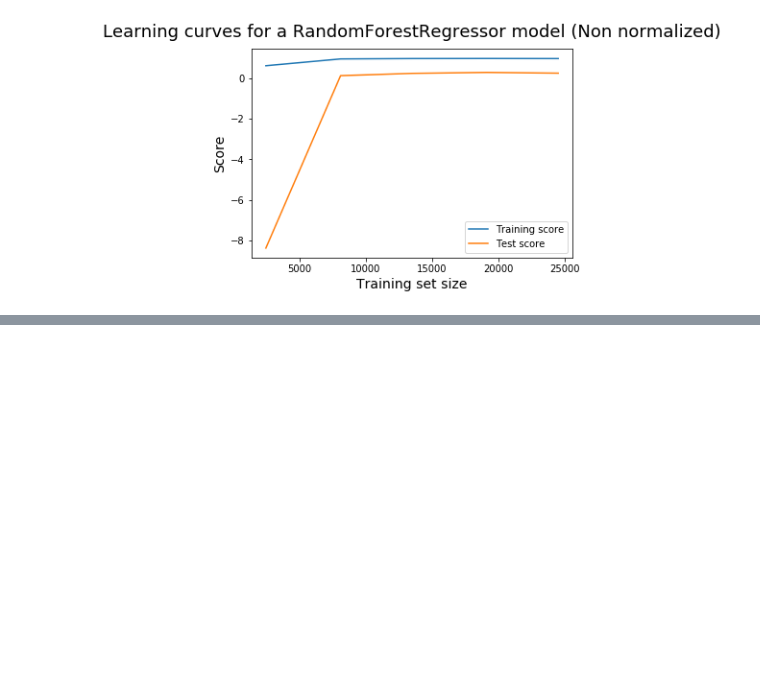
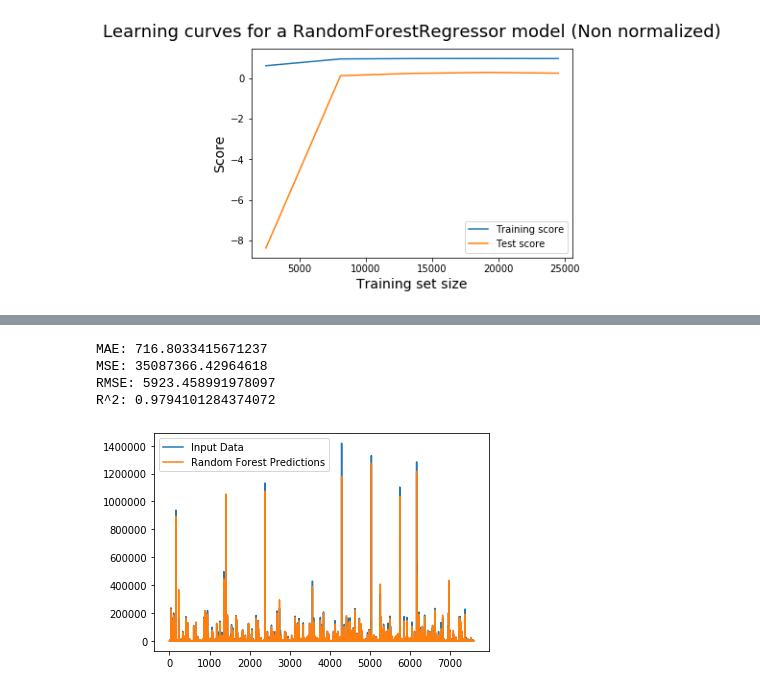
Before and after one commit to EduRibeiro00/CovidForecast-feup-iart, a Jupyter notebook: proj2/covid_analysis_rf.ipynb, the cells around one changed output, grey strips where cells are left out. Cells and saved outputs as stored; diff of their text form; code cells hidden in the pictures; blank space fills up the shorter version.

```diff
--- a/proj2/covid_analysis_rf.ipynb
+++ b/proj2/covid_analysis_rf.ipynb
@@ -666,0 +684,34 @@ array([[ 0.47108303,  0.59735963, -1.71718314],
+# %%
+# do hyper parameter tuning with the Random Forest, using cross validation
+param_grid = {
+    'bootstrap': [True],
+    'max_depth': [80, 90, 100, 110],
+    'max_features': [2, 3],
+    'min_samples_leaf': [3, 4, 5],
+    'min_samples_split': [8, 10, 12],
+    'n_estimators': [100, 200, 300, 1000]
+}
+
+start = time.time()
+
+#search = GridSearchCV(estimator=rf, param_grid=param_grid, cv=3, n_jobs=-1, verbose=2)
+search = RandomizedSearchCV(RandomForestRegressor(), param_grid, scoring='neg_mean_squared_error', cv=3, return_train_score=True, n_jobs=-1, n_iter=10, verbose=1)
+search.fit(in_conf_train, out_conf_train)
+end = time.time()
+elapsed_time = end - start
+print('Elapsed time: {}mins'.format(elapsed_time / 60))
+print('Best score: {}'.format(search.best_score_))
+print('Best parameters: {}'.format(search.best_params_))
+search.best_estimator_
+rf_estimator = search.best_estimator_
+rf_estimator
+
+
+#rf_estimator = RandomForestRegressor(bootstrap=True, ccp_alpha=0.0, criterion='mse',
+                      #max_depth=80, max_features=3, max_leaf_nodes=None,
+                      #max_samples=None, min_impurity_decrease=0.0,
+                      #min_impurity_split=None, min_samples_leaf=3,
+                      #min_samples_split=8, min_weight_fraction_leaf=0.0,
+                      #n_estimators=200, n_jobs=None, oob_score=False,
+                      #random_state=None, verbose=0, warm_start=False)
+#rf_estimator.fit(in_conf_train, out_conf_train)
@@ -666,0 +732,15 @@ array([[ 0.47108303,  0.59735963, -1.71718314],
+# %%
+rf_estimator_pred = rf_estimator.predict(in_conf_test)
+plt.plot(out_conf_test)
+plt.plot(rf_estimator_pred)
+plt.legend(['Input Data', 'Random Forest Predictions'])
+print('MAE:', mean_absolute_error(out_conf_test, rf_estimator_pred))
+print('MSE:',mean_squared_error(out_conf_test, rf_estimator_pred))
+print('RMSE:', math.sqrt(mean_squared_error(out_conf_test, rf_estimator_pred)))
+print('R^2:', r2_score(out_conf_test, rf_estimator_pred))
+# %% [output]
+MAE: 716.8033415671237
+MSE: 35087366.42964618
+RMSE: 5923.458991978097
+R^2: 0.9794101284374072
+[figure, added]
```
Also changed, not shown: parts of 13 cells of this notebook, 1 other file.
